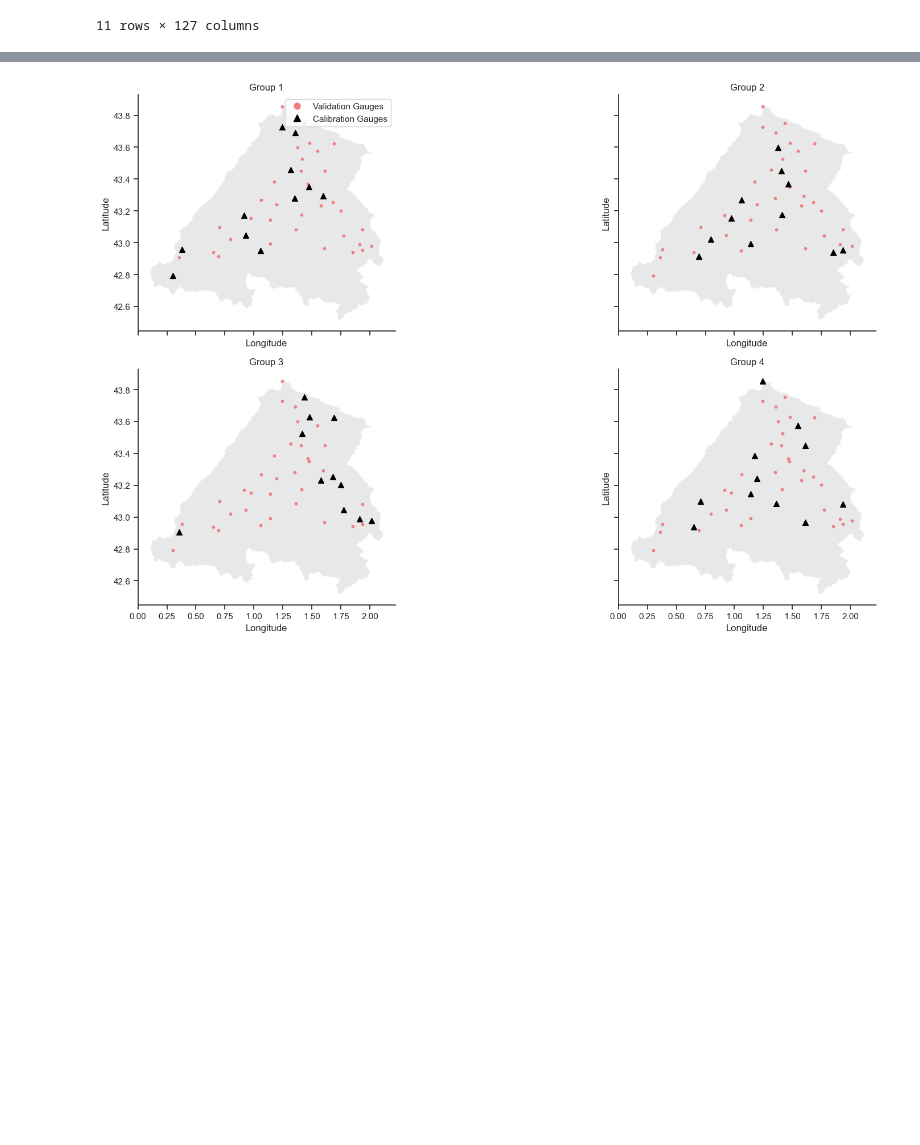
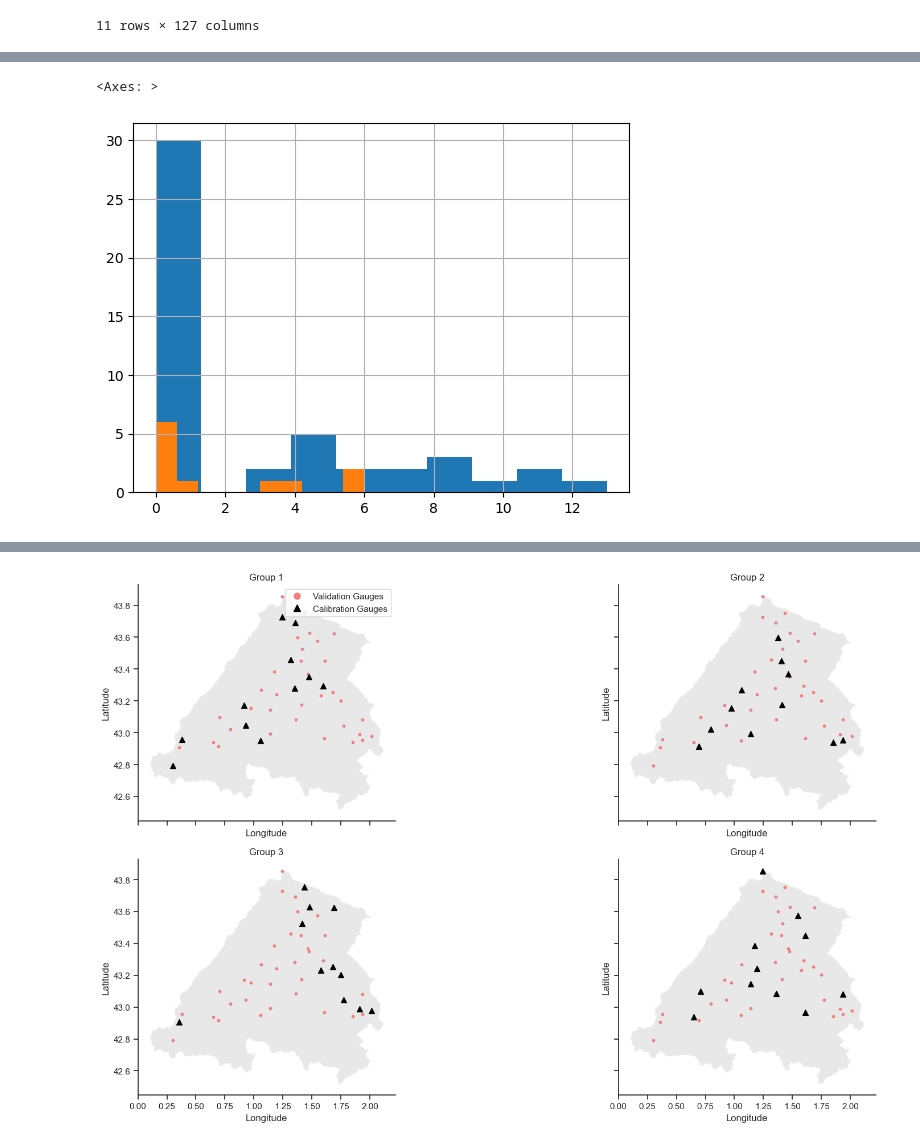
Before and after one commit to thiagovmdon/estreams_superflexpy, a Jupyter notebook: code/a_modelling_distributed_garonne_filtering_gauges.ipynb, the cells around one changed output, grey strips where cells are left out. Saved outputs shown, nothing was run; the diff lists cells and outputs as text; code cells hidden in the pictures; blank space fills up the shorter version.

```diff
--- a/code/a_modelling_distributed_garonne_filtering_gauges.ipynb
+++ b/code/a_modelling_distributed_garonne_filtering_gauges.ipynb
@@ -608 +608,9 @@ estreams_attributes_clipped_filters.loc[list_cal].sort_values("area_estreams").p
+# %%
+GROUP = "Group_4"
+list_cal = combined_df[combined_df.group == GROUP].basin_id.tolist()
+estreams_attributes_clipped_filters.perm_low_glob2.hist()
+estreams_attributes_clipped_filters.loc[list_cal].sort_values("area_estreams").perm_low_glob2.hist()
+# %% [output]
+<Axes: >
+[figure, added]
 # %%
```
Also changed, not shown: parts of 7 cells of this notebook, 4 other files.
